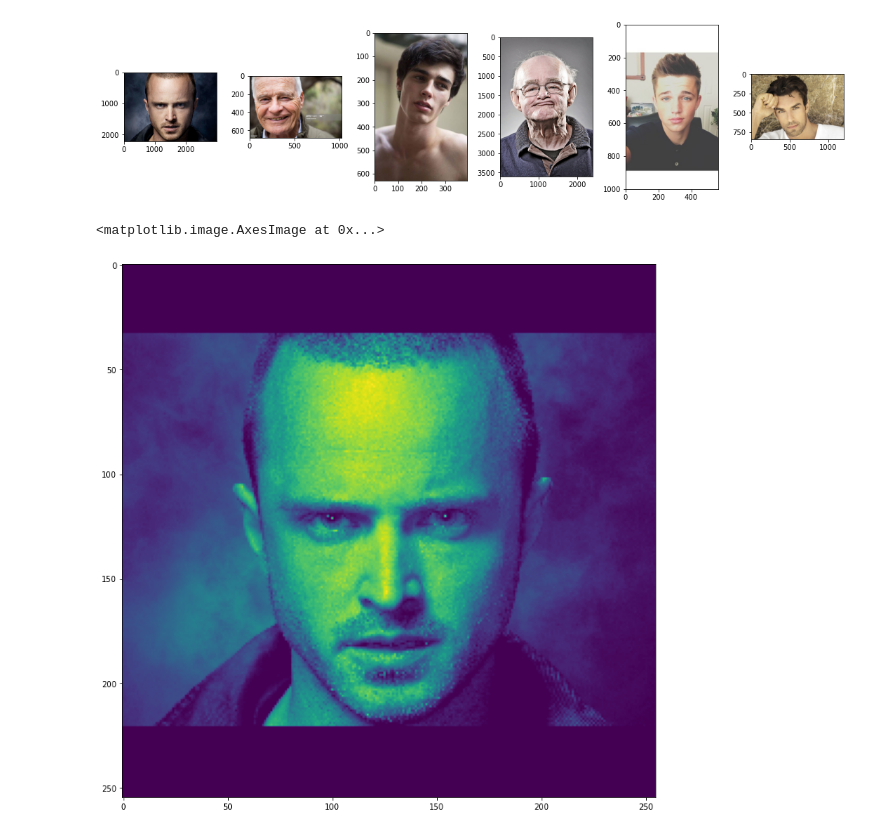
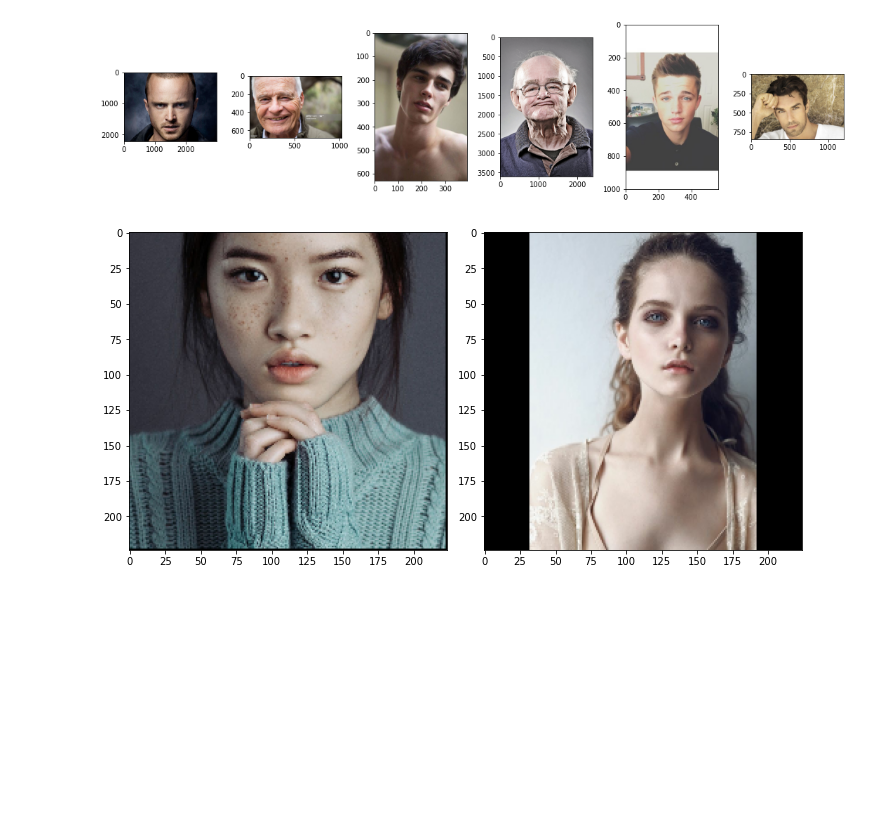
Before and after one commit to pstat197/vignette-cnn-facial-recognition, a Jupyter notebook: allester_face_class.ipynb, the cells around one changed output. Cells and saved outputs as stored; diff of their text form; code cells hidden in the pictures; blank space fills up the shorter version.

```diff
--- a/allester_face_class.ipynb
+++ b/allester_face_class.ipynb
@@ -37,17 +39,30 @@ labels = [0] * len(female_file_names) + [1] * len(male_file_names)
 image_names = female_file_names + male_file_names
 # %%
 image_data = []
-for image_name in image_names:
-    # open the image
-    image = Image.open(male_dir + '/' + male_file_names[0])
+image_size = 224
+for image_name in female_file_names:
     # turn jpeg into grayscale tensor
-    image = tf.image.decode_jpeg(tf.io.read_file(male_dir + '/' + male_file_names[0]), channels = 1)
+    image = tf.image.decode_jpeg(tf.io.read_file(female_dir + '/' + image_name), channels = 3)
     # resize and crop with padding to 255 black where its padded
-    image = tf.cast(tf.image.resize_with_pad(image,255,255),dtype = tf.float32)
+    image = tf.cast(tf.image.resize_with_pad(image,image_size,image_size),dtype = tf.uint8)
     # add to data
     image_data.append(image)
+
+for image_name in male_file_names:
+    image = tf.image.decode_jpeg(tf.io.read_file(male_dir + '/' + image_name), channels = 3)
+    image = tf.cast(tf.image.resize_with_pad(image,image_size,image_size),dtype = tf.uint8)
+    image_data.append(image)
-# %%
-plt.imshow(image_data[0])
-# %% [output]
-<matplotlib.image.AxesImage at 0x...>
-[figure, removed]
+# %%
+image_data = np.array(image_data)
+image_tensor = tf.convert_to_tensor(image_data)
+labels_tensor = tf.convert_to_tensor(labels, dtype_hint=tf.uint8)
+# %%
+# plot the first image
+plt.rcParams["figure.figsize"] = [10, 5]
+plt.subplot(1, 2, 1)
+plt.imshow(image_data[0])
+plt.subplot(1, 2, 2)
+plt.imshow(image_data[1])
+plt.show()
+# %% [output]
+[figure, added]
```
Also changed, not shown: parts of 6 cells of this notebook, 1 other file.
